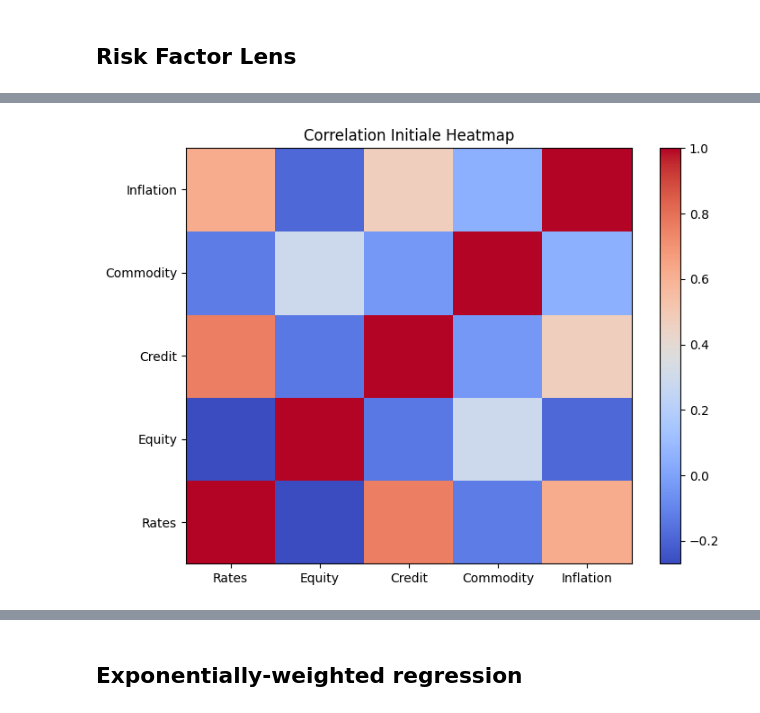
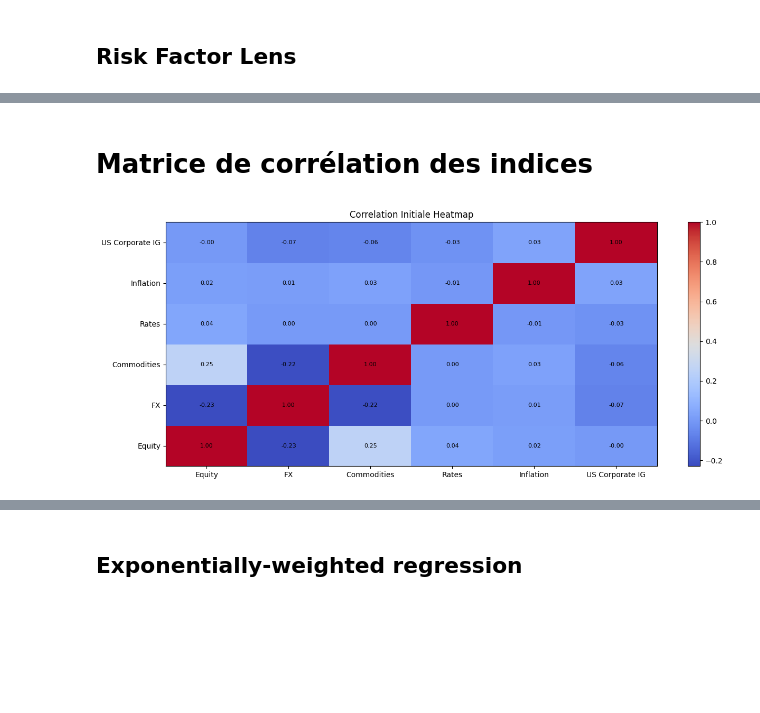
Before and after one commit to WilliamB111/BNY-Markets-Regime-Project-127, a Jupyter notebook: GMM.ipynb, the cells around one changed output, grey strips where cells are left out. Drawn from its saved outputs; the diff is of its cells as text; code cells hidden in the pictures; blank space fills up the shorter version.

```diff
--- a/GMM.ipynb
+++ b/GMM.ipynb
@@ -75,0 +70,19 @@ create_csv_files(data_projet_path, output_directory)
+# %%
+#Réindexation
+data=data[1:]
+data=data.rename(columns={"Domaine":'Date'})
+data.index=data['Date']
+
+#Suppresion des colonnes non utilisées
+del data['Date']
+del data['Emerging Markets']
+
+#Nettoyage des données
+data = data.fillna(method="bfill") #Remplissage des cases vides avec la valeur de la prochaine ligne non vide
+for i in data.index:
+    if i.strftime('%A')=='Saturday' or i.strftime('%A')=='Sunday': #Suppression des weekends
+        data=data.drop(i)
+data=data.dropna() #suppression des lignes vides
+
+#Affichage des données
+data
@@ -124,0 +177,15 @@ Lens.to_csv(chemin_fichier_csv,index=True)
+# %%
+Lens=data.copy(deep=True)
+
+# Calcul des rendements
+for col in Lens.columns:
+    Lens[col]=Lens[col].pct_change()
+
+# ajustement des rendements
+for col in Lens.columns:
+    Lens[col]=Lens[col].values.reshape(-1,1)
+
+# nettoyage
+Lens=Lens.dropna()
+
+Lens
@@ -125,23 +233,31 @@ Lens.to_csv(chemin_fichier_csv,index=True)
+# %% [markdown]
+# Matrice de corrélation des indices
 # %%
 #corrélation
 Correlation_initiale=Lens.corr()
 
 # Create a heatmap using matplotlib
-plt.figure(figsize=(8, 6))
+plt.figure(figsize=(15, 6))
 heatmap = plt.pcolor(Correlation_initiale, cmap='coolwarm')
+
+#Annotate the value in each cell
+for i in range(len(Correlation_initiale)):
+    for j in range(len(Correlation_initiale)):
+        plt.text(j + 0.5, i + 0.5, f'{Correlation_initiale.iloc[i, j]:.2f}', ha='center', va='center', fontsize=8)
+
 
 # Add colorbar
 plt.colorbar(heatmap)
 
 # Set ticks at the middle of each cell
 plt.xticks(np.arange(0.5, len(Correlation_initiale.columns), 1), Correlation_initiale.columns)
 plt.yticks(np.arange(0.5, len(Correlation_initiale.index), 1), Correlation_initiale.columns)
 
 
 plt.title('Correlation Initiale Heatmap')
 plt.show()
 # %% [output]
-[figure, old version]
+[figure, new version]
 # %%
 Correlation_initiale
 # %% [output]
```
Also changed, not shown: parts of 50 cells of this notebook.
